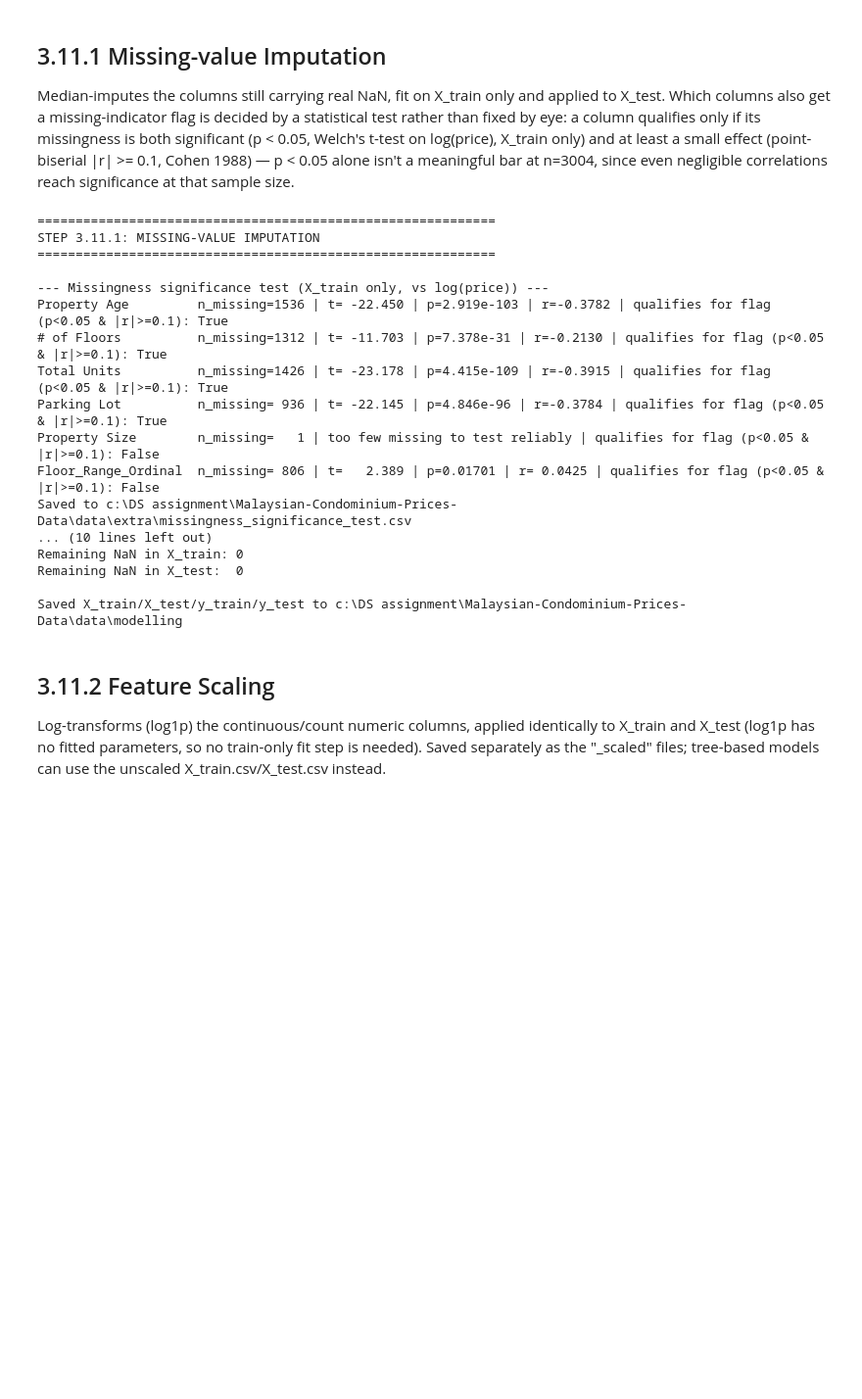
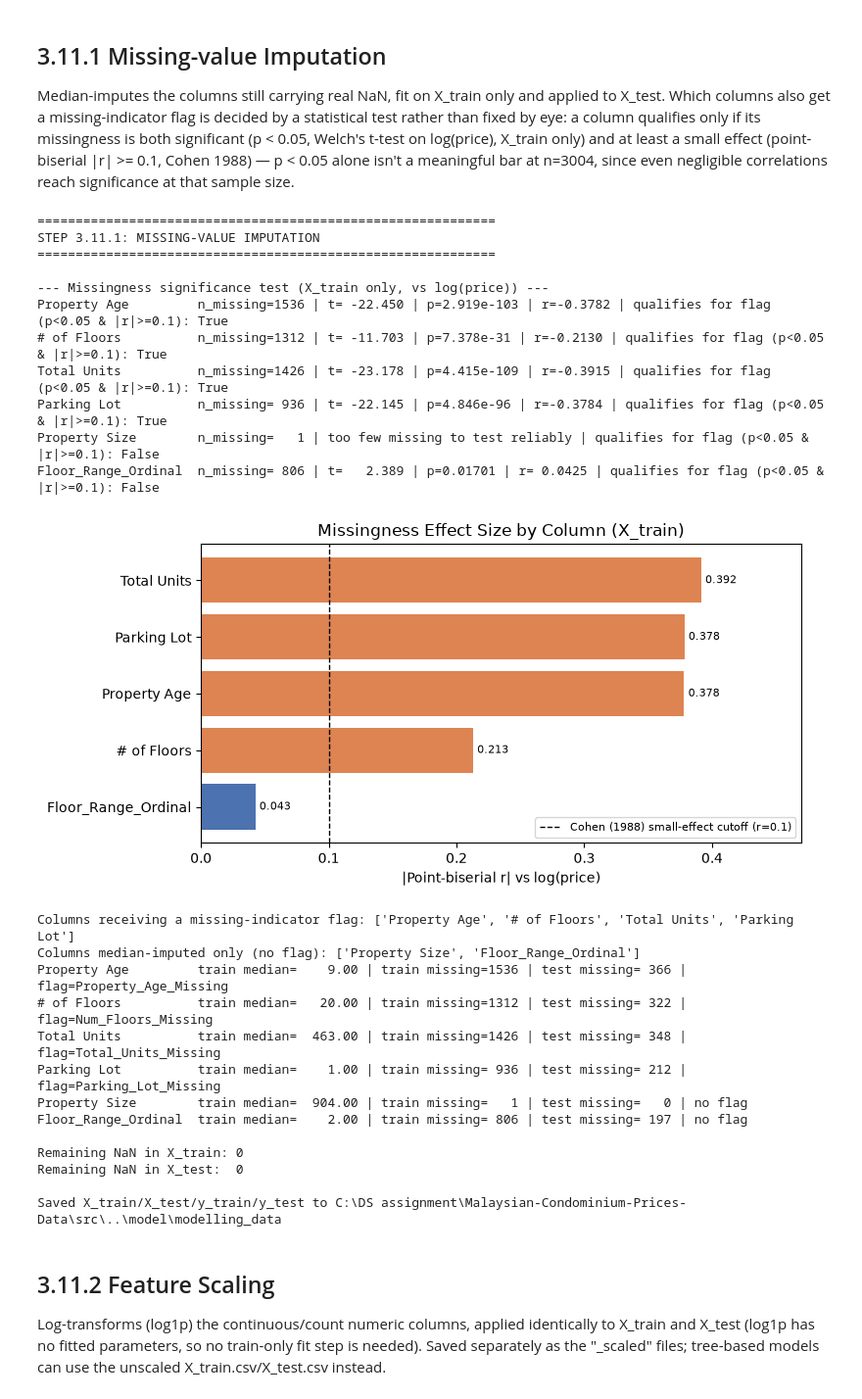
Before and after one commit to Lowzh5/Malaysian-Condominium-Prices-Data, a Jupyter notebook: src/data_preprocessing.ipynb, the cells around one changed output. Shown at 98% size. Cells and saved outputs as stored; diff of their text form; code cells hidden in the pictures; blank space fills up the shorter version.

```diff
--- a/src/data_preprocessing.ipynb
+++ b/src/data_preprocessing.ipynb
@@ -1350,8 +1346,6 @@ for col in IMPUTE_CANDIDATE_COLS:
           f"qualifies for flag (p<0.05 & |r|>={EFFECT_SIZE_THRESHOLD}): {qualifies}")
 
 sig_test_df = pd.DataFrame(sig_rows)
-sig_test_df.to_csv(os.path.join(EXTRA_DIR, "missingness_significance_test.csv"), index=False)
-print(f"Saved to {EXTRA_DIR}\\missingness_significance_test.csv")
 
 # fig12: |r| per candidate column vs the Cohen (1988) small-effect cutoff -
 # visual justification for which columns get a missing-indicator flag.
@@ -1367,6 +1361,7 @@ ax.axvline(EFFECT_SIZE_THRESHOLD, color="black", linestyle="--", linewidth=1,
 ax.bar_label(bars, labels=[f"{v:.3f}" for v in plot_df["abs_r"]], padding=3, fontsize=8)
 ax.set_xlabel("|Point-biserial r| vs log(price)")
 ax.set_title("Missingness Effect Size by Column (X_train)")
+ax.set_xlim(0, plot_df["abs_r"].max() * 1.2)
 ax.legend(loc="lower right", fontsize=8)
 plt.tight_layout()
 plt.show()
@@ -1392,40 +1387,47 @@ for col in IMPUTE_NO_FLAG_COLS:
     test_missing = X_test[col].isna().sum()
 
     train_median = X_train[col].median()
     X_train[col] = X_train[col].fillna(train_median)
     X_test[col] = X_test[col].fillna(train_median)
 
     print(f"{col:20s} train median={train_median:>8.2f} | train missing={train_missing:>4d} | test missing={test_missing:>4d} | no flag")
 
 print(f"\nRemaining NaN in X_train: {X_train.isna().sum().sum()}")
 print(f"Remaining NaN in X_test:  {X_test.isna().sum().sum()}")
 assert X_train.isna().sum().sum() == 0
 assert X_test.isna().sum().sum() == 0
 
 X_train.to_csv(os.path.join(MODELLING_DIR, "X_train.csv"), index=False)
 X_test.to_csv(os.path.join(MODELLING_DIR, "X_test.csv"), index=False)
 y_train.to_csv(os.path.join(MODELLING_DIR, "y_train.csv"), index=False)
 y_test.to_csv(os.path.join(MODELLING_DIR, "y_test.csv"), index=False)
-joblib.dump((X_train, X_test, y_train, y_test), os.path.join(MODELLING_DIR, "train_test_split.pkl"))
 print(f"\nSaved X_train/X_test/y_train/y_test to {MODELLING_DIR}")
 # %% [output]
 ============================================================
 STEP 3.11.1: MISSING-VALUE IMPUTATION
 ============================================================
 
 --- Missingness significance test (X_train only, vs log(price)) ---
 Property Age         n_missing=1536 | t= -22.450 | p=2.919e-103 | r=-0.3782 | qualifies for flag (p<0.05 & |r|>=0.1): True
 # of Floors          n_missing=1312 | t= -11.703 | p=7.378e-31 | r=-0.2130 | qualifies for flag (p<0.05 & |r|>=0.1): True
 Total Units          n_missing=1426 | t= -23.178 | p=4.415e-109 | r=-0.3915 | qualifies for flag (p<0.05 & |r|>=0.1): True
 Parking Lot          n_missing= 936 | t= -22.145 | p=4.846e-96 | r=-0.3784 | qualifies for flag (p<0.05 & |r|>=0.1): True
 Property Size        n_missing=   1 | too few missing to test reliably | qualifies for flag (p<0.05 & |r|>=0.1): False
 Floor_Range_Ordinal  n_missing= 806 | t=   2.389 | p=0.01701 | r= 0.0425 | qualifies for flag (p<0.05 & |r|>=0.1): False
-Saved to c:\DS assignment\Malaysian-Condominium-Prices-Data\data\extra\missingness_significance_test.csv
-... (10 lines left out)
-Remaining NaN in X_train: 0
-Remaining NaN in X_test:  0
-
-Saved X_train/X_test/y_train/y_test to c:\DS assignment\Malaysian-Condominium-Prices-Data\data\modelling
+[figure, added]
+Columns receiving a missing-indicator flag: ['Property Age', '# of Floors', 'Total Units', 'Parking Lot']
+Columns median-imputed only (no flag): ['Property Size', 'Floor_Range_Ordinal']
+Property Age         train median=    9.00 | train missing=1536 | test missing= 366 | flag=Property_Age_Missing
+# of Floors          train median=   20.00 | train missing=1312 | test missing= 322 | flag=Num_Floors_Missing
+Total Units          train median=  463.00 | train missing=1426 | test missing= 348 | flag=Total_Units_Missing
+Parking Lot          train median=    1.00 | train missing= 936 | test missing= 212 | flag=Parking_Lot_Missing
+Property Size        train median=  904.00 | train missing=   1 | test missing=   0 | no flag
+Floor_Range_Ordinal  train median=    2.00 | train missing= 806 | test missing= 197 | no flag
+
+Remaining NaN in X_train: 0
+Remaining NaN in X_test:  0
+
+Saved X_train/X_test/y_train/y_test to C:\DS assignment\Malaysian-Condominium-Prices-Data\src\..\model\modelling_data
 # %% [markdown]
 ## 3.11.2 Feature Scaling
 
```
Also changed, not shown: parts of 20 cells of this notebook, 23 other files.
